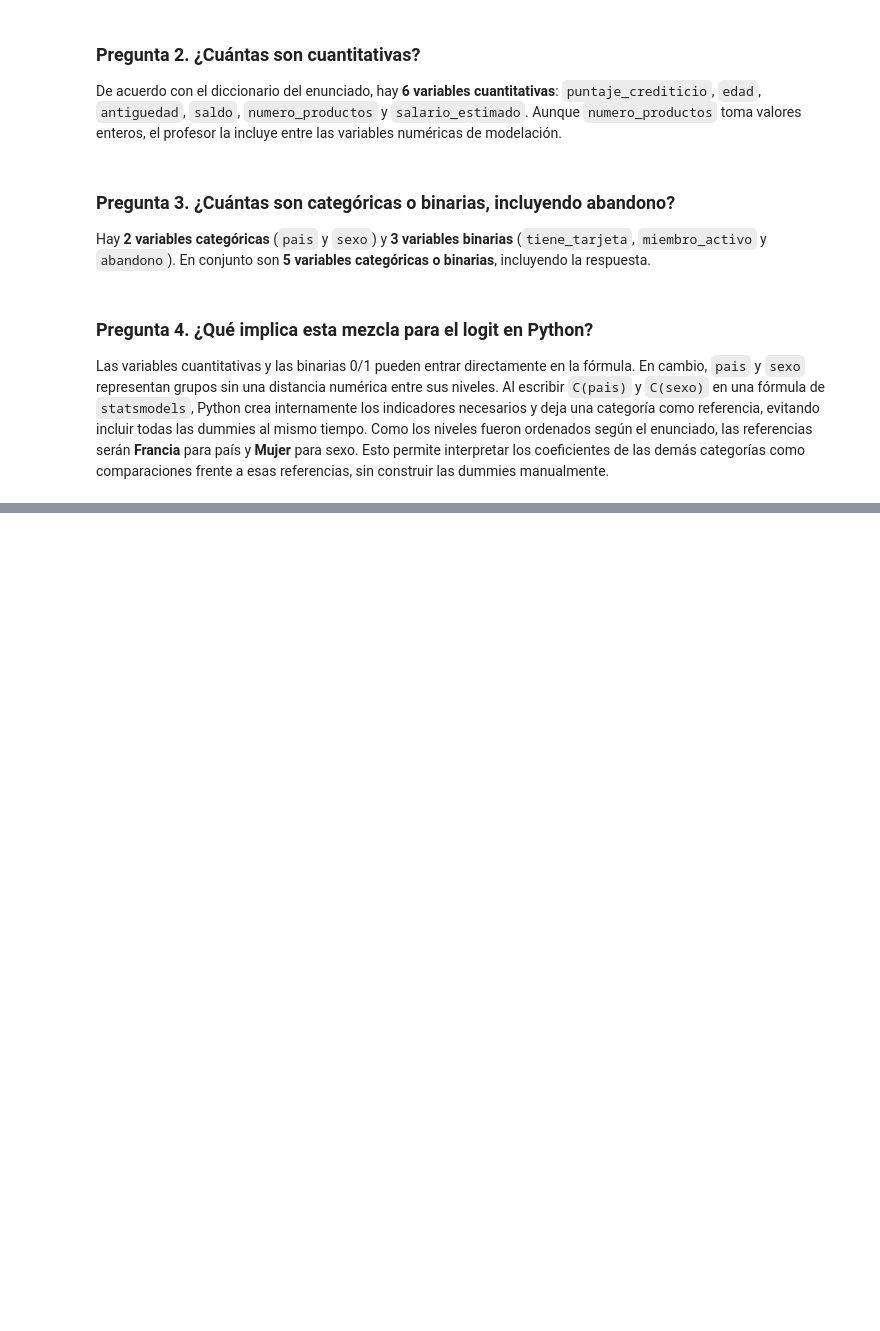
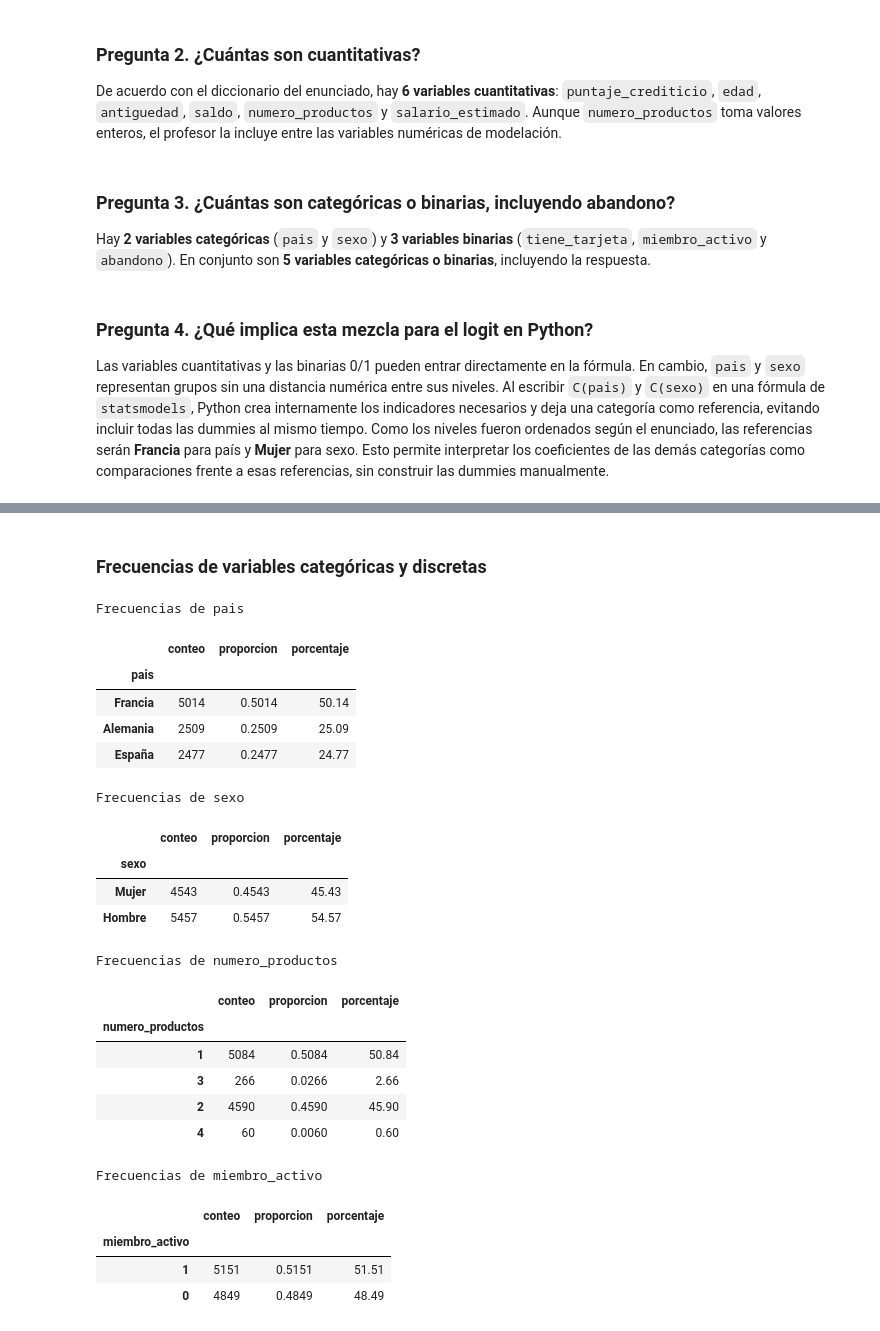
Before and after one commit to martinfgaleano-crypto/Taller_Regresion_Logistica, a Jupyter notebook: Taller_Abandono_Producto_Financiero.ipynb, the cells around one changed output, grey strips where cells are left out. Drawn from its saved outputs; the diff is of its cells as text; code cells hidden in the pictures; blank space fills up the shorter version.

```diff
--- a/Taller_Abandono_Producto_Financiero.ipynb
+++ b/Taller_Abandono_Producto_Financiero.ipynb
@@ -186,0 +266,41 @@ Las variables cuantitativas y las binarias 0/1 pueden entrar directamente en la
+# %% [markdown]
+### Frecuencias de variables categóricas y discretas
+# %%
+from IPython.display import display
+
+tablas_frecuencias = {}
+for variable in ["pais", "sexo", "numero_productos", "miembro_activo"]:
+    conteo = datos[variable].value_counts(sort=False)
+    proporcion = datos[variable].value_counts(normalize=True, sort=False)
+    tabla = pd.DataFrame({
+        "conteo": conteo,
+        "proporcion": proporcion,
+        "porcentaje": proporcion * 100,
+    })
+    tablas_frecuencias[variable] = tabla
+    print(f"Frecuencias de {variable}")
+    display(tabla.round({"proporcion": 4, "porcentaje": 2}))
+# %% [output]
+Frecuencias de pais
+|  | conteo | proporcion | porcentaje |
+| pais |  |  |  |
+| Francia | 5014 | 0.5014 | 50.14 |
+| Alemania | 2509 | 0.2509 | 25.09 |
+| España | 2477 | 0.2477 | 24.77 |
+Frecuencias de sexo
+|  | conteo | proporcion | porcentaje |
+| sexo |  |  |  |
+| Mujer | 4543 | 0.4543 | 45.43 |
+| Hombre | 5457 | 0.5457 | 54.57 |
+Frecuencias de numero_productos
+|  | conteo | proporcion | porcentaje |
+| numero_productos |  |  |  |
+| 1 | 5084 | 0.5084 | 50.84 |
+| 3 | 266 | 0.0266 | 2.66 |
+| 2 | 4590 | 0.4590 | 45.90 |
+| 4 | 60 | 0.0060 | 0.60 |
+Frecuencias de miembro_activo
+|  | conteo | proporcion | porcentaje |
+| miembro_activo |  |  |  |
+| 1 | 5151 | 0.5151 | 51.51 |
+| 0 | 4849 | 0.4849 | 48.49 |
```
Also changed, not shown: parts of 9 cells of this notebook.
